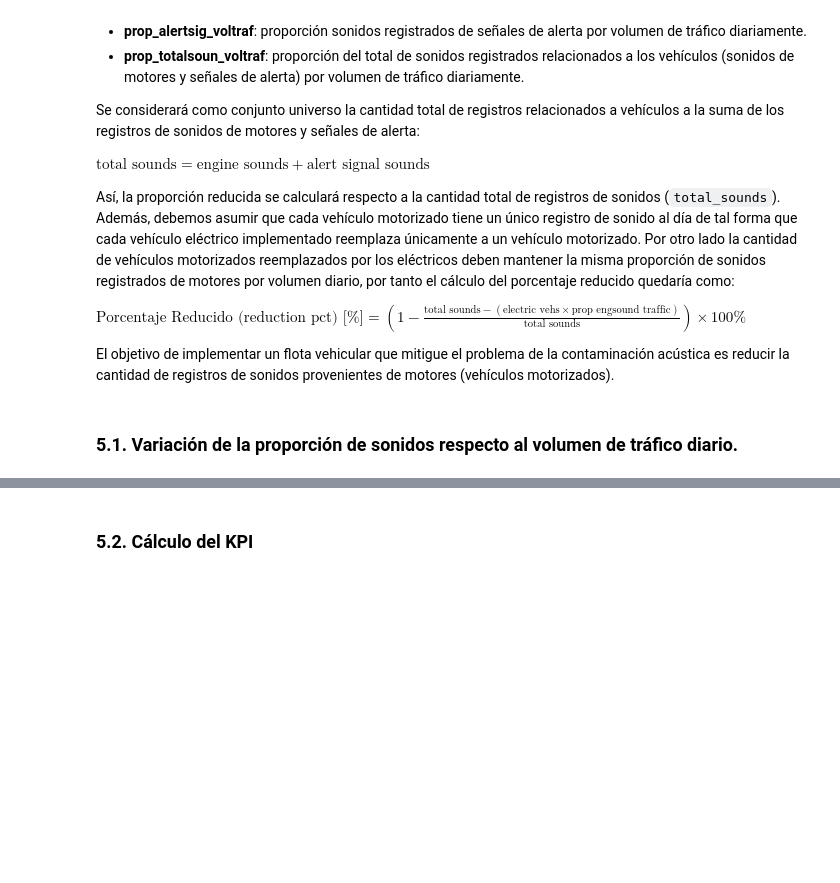
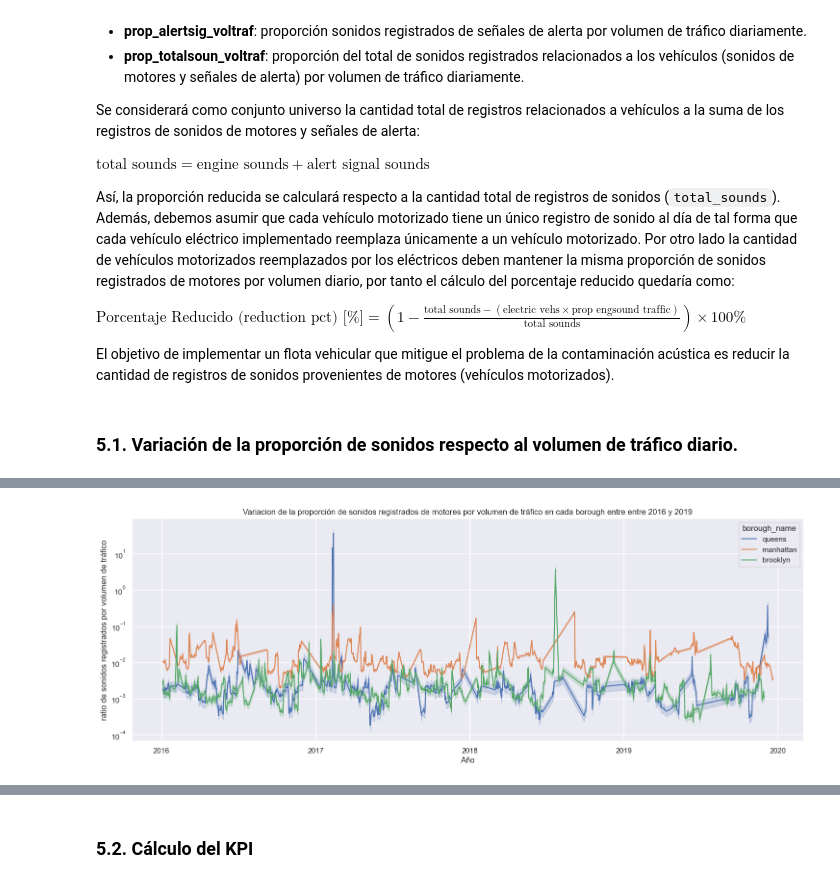
Before and after one commit to francomyburg/Proyecto_grupal_DS, a Jupyter notebook: 2.EDA/EDA_Noise_Pollution.ipynb, the cells around one changed output, grey strips where cells are left out. Drawn from its saved outputs; the diff is of its cells as text; code cells hidden in the pictures; blank space fills up the shorter version.

```diff
--- a/2.EDA/EDA_Noise_Pollution.ipynb
+++ b/2.EDA/EDA_Noise_Pollution.ipynb
@@ -464,27 +490,29 @@ data_v1['prop_alertsig_voltraf'] = data_v1['alert_signal_sounds'] / data_v1['vol
 data_v1['prop_totalsoun_voltraf'] = data_v1['total_sounds'] / data_v1['volume']
 # %%
 # Seleccionar las columnas relevantes del dataframe
-rat_cols = ['prop_soundeng_voltraf', 'prop_alertsig_voltraf','prop_totalsoun_voltraf', 'borough_name', 'date']
+prop_cols = ['prop_soundeng_voltraf', 'prop_alertsig_voltraf','prop_totalsoun_voltraf', 'borough_name', 'date']
 
 # Definir figura y tamaño
 plt.figure(figsize=(18, 6))
 
 # Graficar datos
-g = sns.lineplot(data=data_v1[rat_cols], x='date', y='rat_soundeng_voltraf', hue='borough_name')
+g = sns.lineplot(data=data_v1[prop_cols], x='date', y='prop_soundeng_voltraf', hue='borough_name')
 
 # Formatear eje X
 date_format = mdates.DateFormatter('%Y')
 plt.gca().xaxis.set_major_formatter(date_format)
 plt.gca().xaxis.set_major_locator(mdates.YearLocator())
 
 # Titulo del grafico
 plt.title(f"Variacion de la proporción de sonidos registrados de motores por volumen de tráfico en cada borough entre entre {data_v1['date'].dt.year.min()} y {data_v1['date'].dt.year.max()}")
 g.set(yscale="log")
 
 # Etiquetas de ejes
 plt.xlabel('Año')
 plt.ylabel('ratio de sonidos registrados por volumen de tráfico')
 
 plt.show()
+# %% [output]
+[figure, added]
 # %%
 # Seleccionar las columnas relevantes del dataframe
```
Also changed, not shown: parts of 13 cells of this notebook.
